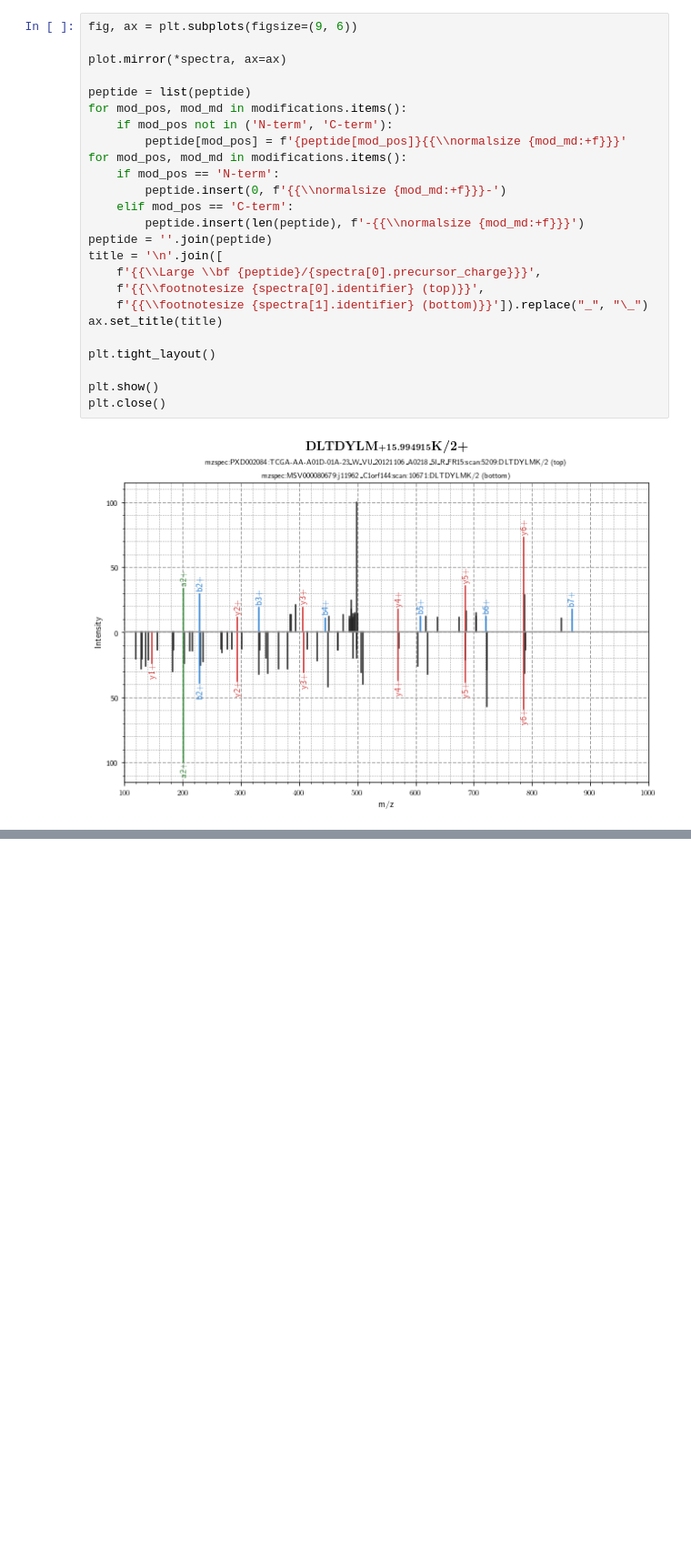
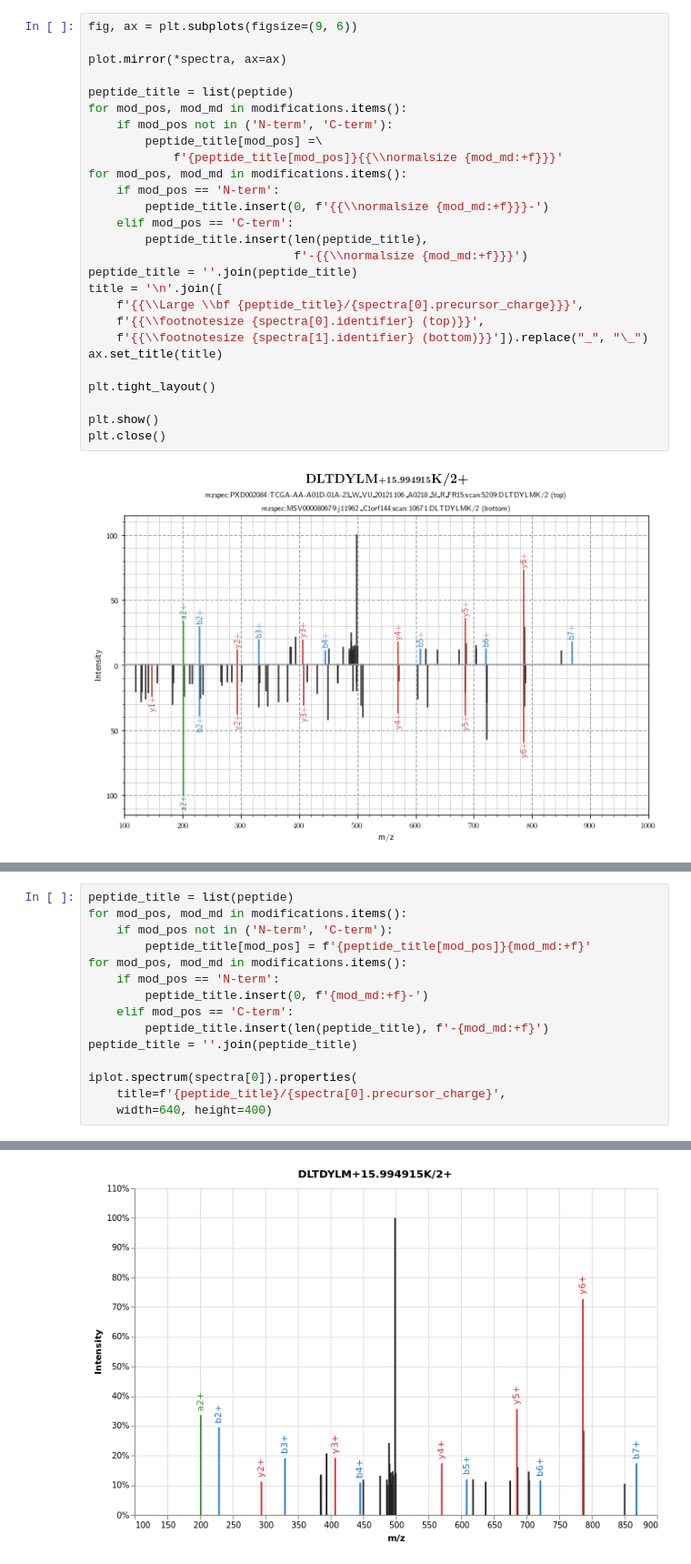
Before and after one commit to bittremieux/spectrum_utils, a Jupyter notebook: notebooks/quickstart.ipynb, the cells around one changed output, grey strips where cells are left out. Shown: that part at 91% size. Cells and saved outputs as stored; diff of their text form; blank space fills up the shorter version.

Commit message:
Interactive plotting using Altair

```diff
--- a/notebooks/quickstart.ipynb
+++ b/notebooks/quickstart.ipynb
@@ -143,18 +143,20 @@ fig, ax = plt.subplots(figsize=(9, 6))
 
 plot.mirror(*spectra, ax=ax)
 
-peptide = list(peptide)
+peptide_title = list(peptide)
 for mod_pos, mod_md in modifications.items():
     if mod_pos not in ('N-term', 'C-term'):
-        peptide[mod_pos] = f'{peptide[mod_pos]}{{\\normalsize {mod_md:+f}}}'
+        peptide_title[mod_pos] =\
+            f'{peptide_title[mod_pos]}{{\\normalsize {mod_md:+f}}}'
 for mod_pos, mod_md in modifications.items():
     if mod_pos == 'N-term':
-        peptide.insert(0, f'{{\\normalsize {mod_md:+f}}}-')
+        peptide_title.insert(0, f'{{\\normalsize {mod_md:+f}}}-')
     elif mod_pos == 'C-term':
-        peptide.insert(len(peptide), f'-{{\\normalsize {mod_md:+f}}}')
-peptide = ''.join(peptide)
+        peptide_title.insert(len(peptide_title),
+                             f'-{{\\normalsize {mod_md:+f}}}')
+peptide_title = ''.join(peptide_title)
 title = '\n'.join([
-    f'{{\\Large \\bf {peptide}/{spectra[0].precursor_charge}}}',
+    f'{{\\Large \\bf {peptide_title}/{spectra[0].precursor_charge}}}',
     f'{{\\footnotesize {spectra[0].identifier} (top)}}',
     f'{{\\footnotesize {spectra[1].identifier} (bottom)}}']).replace("_", "\_")
 ax.set_title(title)
@@ -167,0 +187,16 @@ plt.close()
+# %%
+peptide_title = list(peptide)
+for mod_pos, mod_md in modifications.items():
+    if mod_pos not in ('N-term', 'C-term'):
+        peptide_title[mod_pos] = f'{peptide_title[mod_pos]}{mod_md:+f}'
+for mod_pos, mod_md in modifications.items():
+    if mod_pos == 'N-term':
+        peptide_title.insert(0, f'{mod_md:+f}-')
+    elif mod_pos == 'C-term':
+        peptide_title.insert(len(peptide_title), f'-{mod_md:+f}')
+peptide_title = ''.join(peptide_title)
+
+iplot.spectrum(spectra[0]).properties(
+    title=f'{peptide_title}/{spectra[0].precursor_charge}',
+    width=640, height=400)
+# %% [output]
@@ -167,0 +204 @@ plt.close()
+[figure, added]
```
Also changed, not shown: parts of 5 cells of this notebook, 3 other files.
